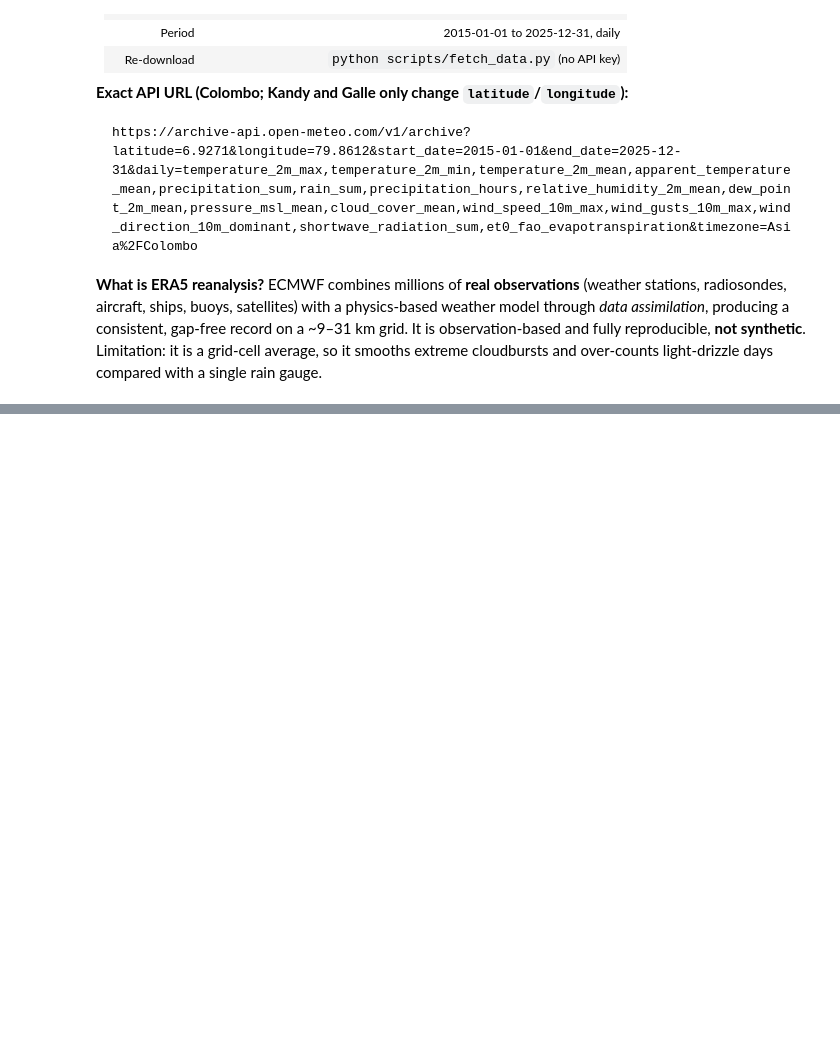
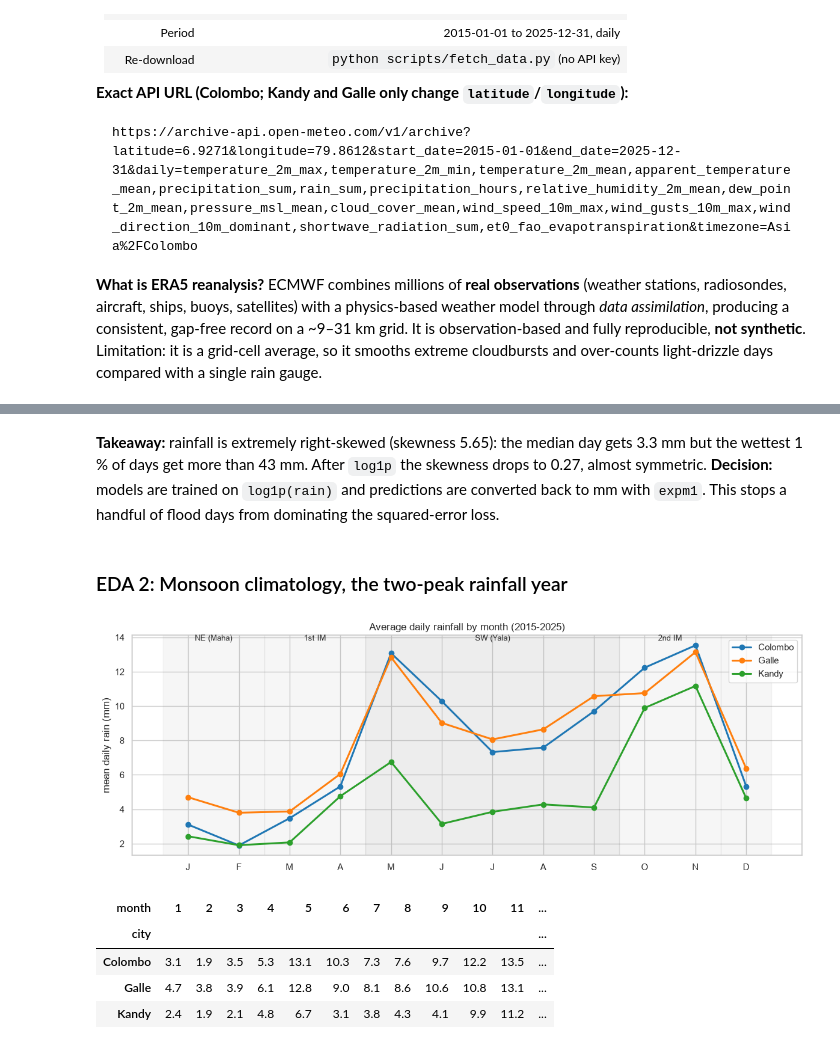
Before and after one commit to SinethNR/sl-rainfall-ensemble, a Jupyter notebook: ensemble_analysis.ipynb, the cells around one changed output, grey strips where cells are left out. Saved outputs shown, nothing was run; the diff lists cells and outputs as text; code cells hidden in the pictures; blank space fills up the shorter version.

```diff
--- a/ensemble_analysis.ipynb
+++ b/ensemble_analysis.ipynb
@@ -69,0 +130,10 @@ _To be completed in the next stage._
+# %%
+# Apply the cleaning decisions
+df = df.drop(columns=["rain_sum",            # identical to precipitation_sum (no snow in Sri Lanka)
+                      "latitude", "longitude"])  # constant per city, already captured by `city`
+df = df.rename(columns={"precipitation_sum": "rain_mm"})
+
+# Extreme rainfall: inspect, but DO NOT delete. These are real monsoon / cyclone events.
+top_days = df.nlargest(8, "rain_mm")[["date", "city", "rain_mm", "precipitation_hours", "pressure_msl_mean"]]
+print("Wettest days in the record (kept, they are real events):")
+top_days
@@ -81,0 +305,23 @@ _To be completed in the next stage._
+# %% [markdown]
+**Takeaway:** rainfall is extremely right-skewed (skewness 5.65): the median day gets 3.3 mm but the wettest 1 % of days get more than 43 mm. After `log1p` the skewness drops to 0.27, almost symmetric. **Decision:** models are trained on `log1p(rain)` and predictions are converted back to mm with `expm1`. This stops a handful of flood days from dominating the squared-error loss.
+# %% [markdown]
+### EDA 2: Monsoon climatology, the two-peak rainfall year
+# %%
+clim = df.assign(month=df["date"].dt.month).groupby(["city", "month"])["rain_mm"].mean().reset_index()
+fig, ax = plt.subplots(figsize=(12, 4.5))
+for s, (a, b) in {"NE (Maha)": (0.5, 2.5), "1st IM": (2.5, 4.5), "SW (Yala)": (4.5, 9.5), "2nd IM": (9.5, 11.5)}.items():
+    ax.axvspan(a, b, alpha=0.07 if s != "SW (Yala)" else 0.14, color="grey"); ax.text((a + b) / 2, clim["rain_mm"].max() * 1.02, s, ha="center", fontsize=9)
+for city, g in clim.groupby("city"):
+    ax.plot(g["month"], g["rain_mm"], marker="o", lw=2.2, label=city, color=CITY_COLORS[city])
+ax.set(xticks=range(1, 13), xticklabels=list("JFMAMJJASOND"), ylabel="mean daily rain (mm)",
+       title="Average daily rainfall by month (2015-2025)")
+ax.axvspan(11.5, 12.5, alpha=0.07, color="grey")
+ax.legend(); plt.tight_layout(); plt.savefig(FIG_DIR / "eda_monsoon_climatology.png", dpi=130); plt.show()
+clim.pivot(index="month", columns="city", values="rain_mm").round(1).T
+# %% [output]
+[figure, added]
+| month | 1 | 2 | 3 | 4 | 5 | 6 | 7 | 8 | 9 | 10 | 11 | ... |
+| city |  |  |  |  |  |  |  |  |  |  |  | ... |
+| Colombo | 3.1 | 1.9 | 3.5 | 5.3 | 13.1 | 10.3 | 7.3 | 7.6 | 9.7 | 12.2 | 13.5 | ... |
+| Galle | 4.7 | 3.8 | 3.9 | 6.1 | 12.8 | 9.0 | 8.1 | 8.6 | 10.6 | 10.8 | 13.1 | ... |
+| Kandy | 2.4 | 1.9 | 2.1 | 4.8 | 6.7 | 3.1 | 3.8 | 4.3 | 4.1 | 9.9 | 11.2 | ... |
```
Also changed, not shown: parts of 34 cells of this notebook, 8 other files.
